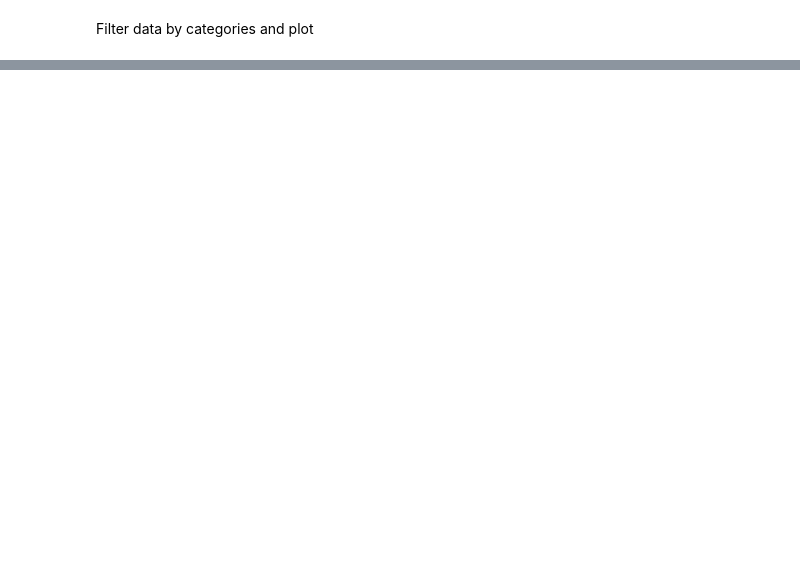
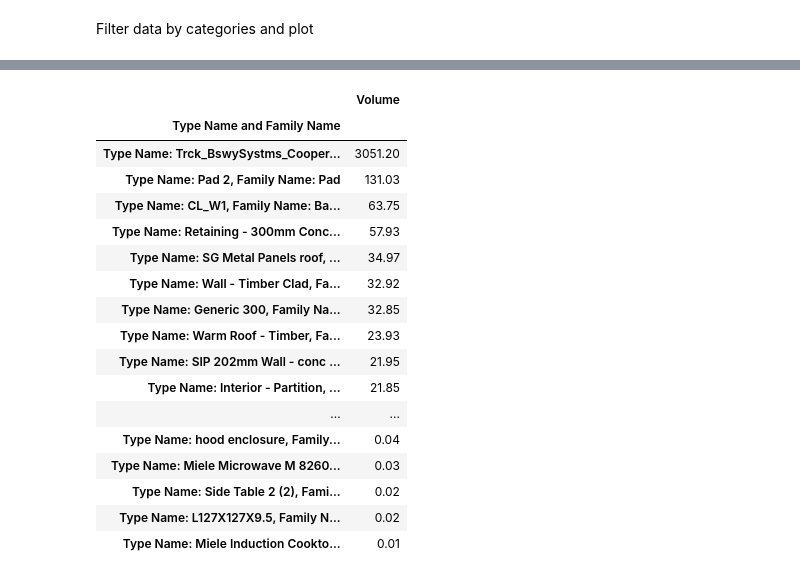
Before and after one commit to phanosh/DDC_2050M, a Jupyter notebook: DDC_pipelines/DDC_2050Materials_Demo.ipynb, the cells around one changed output, grey strips where cells are left out. Saved outputs shown, nothing was run; the diff lists cells and outputs as text; code cells hidden in the pictures; blank space fills up the shorter version.

```diff
--- a/DDC_pipelines/DDC_2050Materials_Demo.ipynb
+++ b/DDC_pipelines/DDC_2050Materials_Demo.ipynb
@@ -53,0 +144,21 @@ df.groupby(['Type']).sum().plot.pie(y='Length')
+# %%
+dfg_plot
+# %% [output]
+|  | Volume |
+| Type Name and Family Name |  |
+| Type Name: Trck_BswySystms_Cooper... | 3051.20 |
+| Type Name: Pad 2, Family Name: Pad | 131.03 |
+| Type Name: CL_W1, Family Name: Ba... | 63.75 |
+| Type Name: Retaining - 300mm Conc... | 57.93 |
+| Type Name: SG Metal Panels roof, ... | 34.97 |
+| Type Name: Wall - Timber Clad, Fa... | 32.92 |
+| Type Name: Generic 300, Family Na... | 32.85 |
+| Type Name: Warm Roof - Timber, Fa... | 23.93 |
+| Type Name: SIP 202mm Wall - conc ... | 21.95 |
+| Type Name: Interior - Partition, ... | 21.85 |
+| ... | ... |
+| Type Name: hood enclosure, Family... | 0.04 |
+| Type Name: Miele Microwave M 8260... | 0.03 |
+| Type Name: Side Table 2 (2), Fami... | 0.02 |
+| Type Name: L127X127X9.5, Family N... | 0.02 |
+| Type Name: Miele Induction Cookto... | 0.01 |
```
Also changed, not shown: parts of 13 cells of this notebook, 3 other files.
